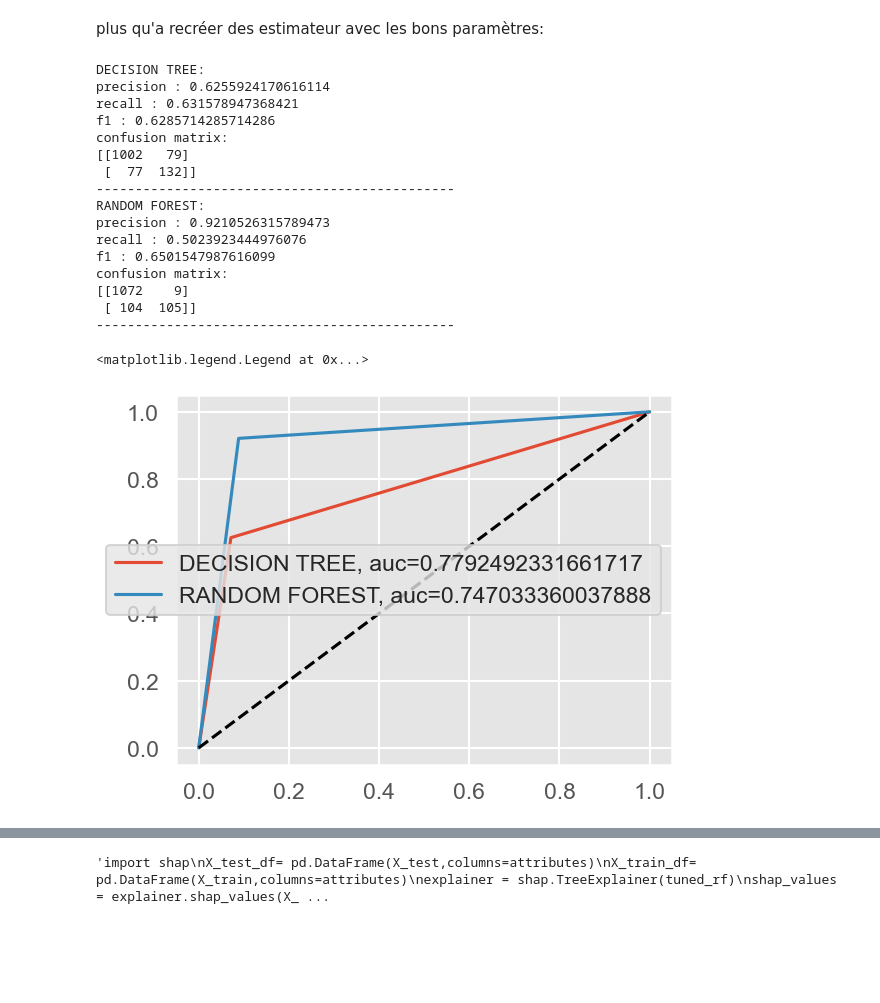
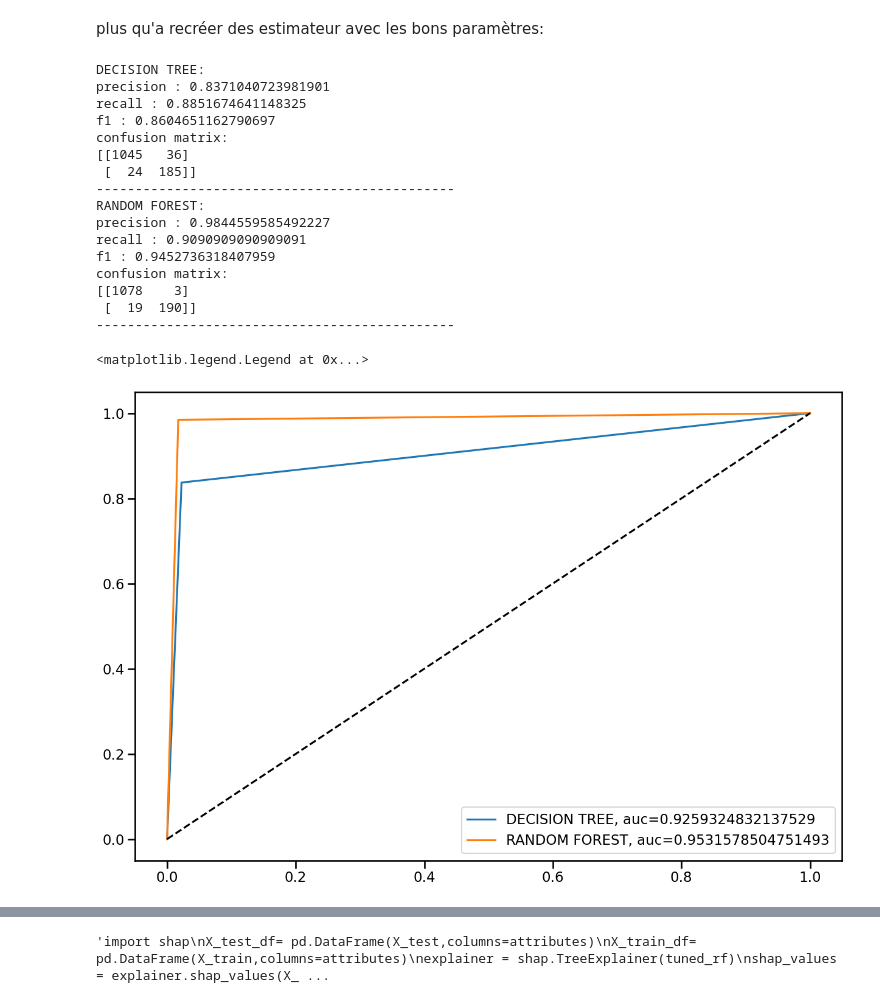
Before and after one commit to R1leMargoulin/Projet_ML_Human4You, a Jupyter notebook: Projet_ML_Human4You.ipynb, the cells around one changed output, grey strips where cells are left out. Drawn from its saved outputs; the diff is of its cells as text; code cells hidden in the pictures; blank space fills up the shorter version.

```diff
--- a/Projet_ML_Human4You.ipynb
+++ b/Projet_ML_Human4You.ipynb
@@ -689,47 +679,50 @@ tuned_rf = RandomForestClassifier(bootstrap=False, max_features=4, n_estimators=
 #training
 tuned_decision_tree.fit(X_train,y_train)
 tuned_rf.fit(X_train,y_train)
 
 #scoring
 #opti_decision_tree_score = cross_val_predict(tuned_decision_tree,X_train, y_train, cv=10)
 #opti_rf_score = cross_val_predict(tuned_rf,X_train, y_train, cv=10)
 
-opti_decision_tree_score = cross_val_predict(tuned_decision_tree,X_test, y_test, cv=10)
-opti_rf_score = cross_val_predict(tuned_rf,X_test, y_test, cv=10)
+# opti_decision_tree_score = cross_val_predict(tuned_decision_tree,X_test, y_test, cv=4)
+# opti_rf_score = cross_val_predict(tuned_rf,X_test, y_test, cv=4)
 
-
+opti_decision_tree_score = tuned_decision_tree.predict(X_test)
+opti_rf_score = tuned_rf.predict(X_test)
 
 print("DECISION TREE:")
 print_score(y_test, opti_decision_tree_score)
 print("----------------------------------------------")
 print("RANDOM FOREST:")
 print_score(y_test, opti_rf_score)
 print("----------------------------------------------")
 
+plt.figure(0, figsize=(15,10)).clf()
+
 plot_roc(y_test, opti_decision_tree_score,"DECISION TREE")
 plot_roc(y_test, opti_rf_score,"RANDOM FOREST")
 
 plt.plot([0, 1], [0, 1], 'k--') #diagonale
 plt.legend(loc=0)
 # %% [output]
 DECISION TREE:
-precision : 0.6255924170616114
-recall : 0.631578947368421
-f1 : 0.6285714285714286
+precision : 0.8371040723981901
+recall : 0.8851674641148325
+f1 : 0.8604651162790697
 confusion matrix:
-[[1002   79]
- [  77  132]]
+[[1045   36]
+ [  24  185]]
 ----------------------------------------------
 RANDOM FOREST:
-precision : 0.9210526315789473
-recall : 0.5023923444976076
-f1 : 0.6501547987616099
+precision : 0.9844559585492227
+recall : 0.9090909090909091
+f1 : 0.9452736318407959
 confusion matrix:
-[[1072    9]
- [ 104  105]]
+[[1078    3]
+ [  19  190]]
 ----------------------------------------------
 <matplotlib.legend.Legend at 0x...>
-[figure, old version]
+[figure, new version]
 # %%
 !pip install shap
 # %% [output]
```
Also changed, not shown: parts of 21 cells of this notebook, 2 other files.
